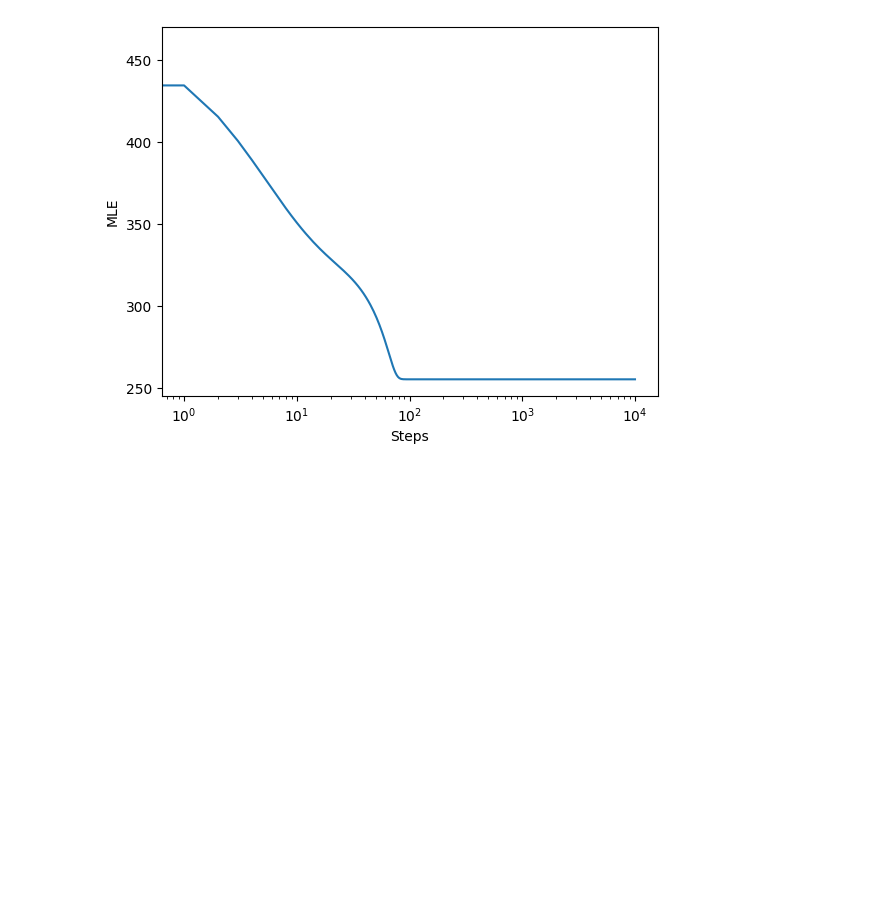
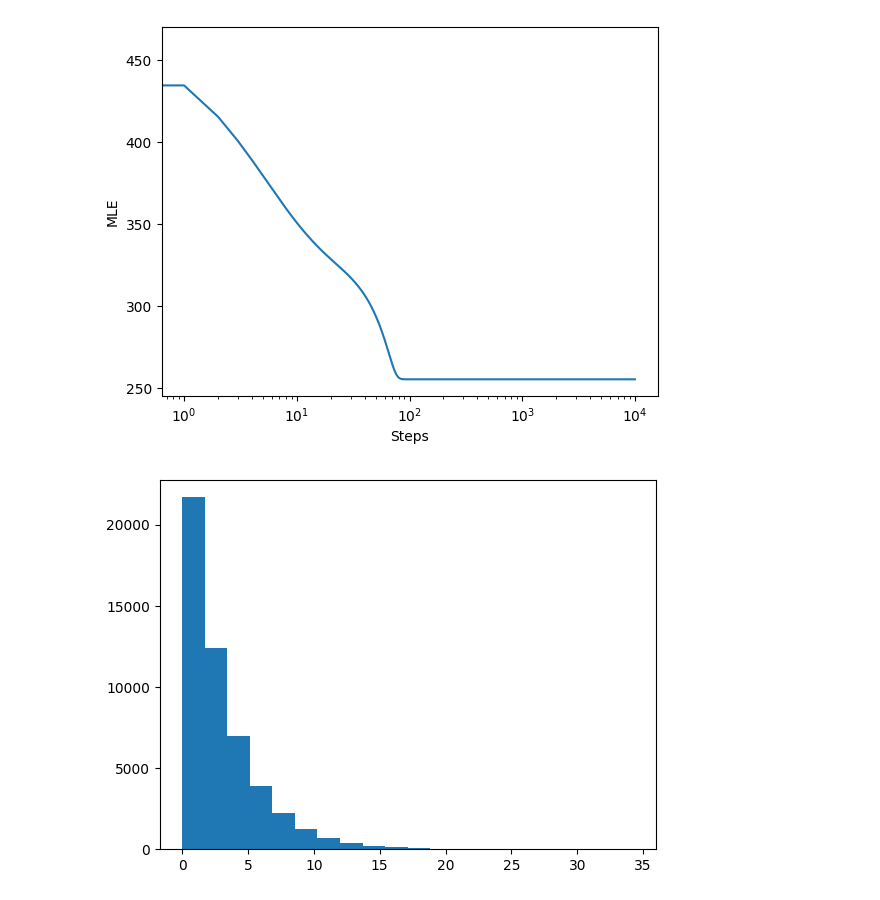
Before and after one commit to wfsooner/WF_Quant_Practice, a Jupyter notebook: 1.8 Maximum Likelihood.ipynb, the cells around one changed output. Saved outputs shown, nothing was run; the diff lists cells and outputs as text; code cells hidden in the pictures; blank space fills up the shorter version.

Commit message:
1.9
Pushed changes up to 1.9 (Sampling)

```diff
--- a/1.8 Maximum Likelihood.ipynb
+++ b/1.8 Maximum Likelihood.ipynb
@@ -85,0 +105,9 @@ Part 2 of the lecture below
+# %%
+# Practice sampling in python
+
+data = np.random.exponential(scale=3, size=50000)
+
+plt.hist(data, bins=20)
+plt.show()
+# %% [output]
+[figure, added]
```
Also changed, not shown: parts of 5 cells of this notebook, 1 other file.
